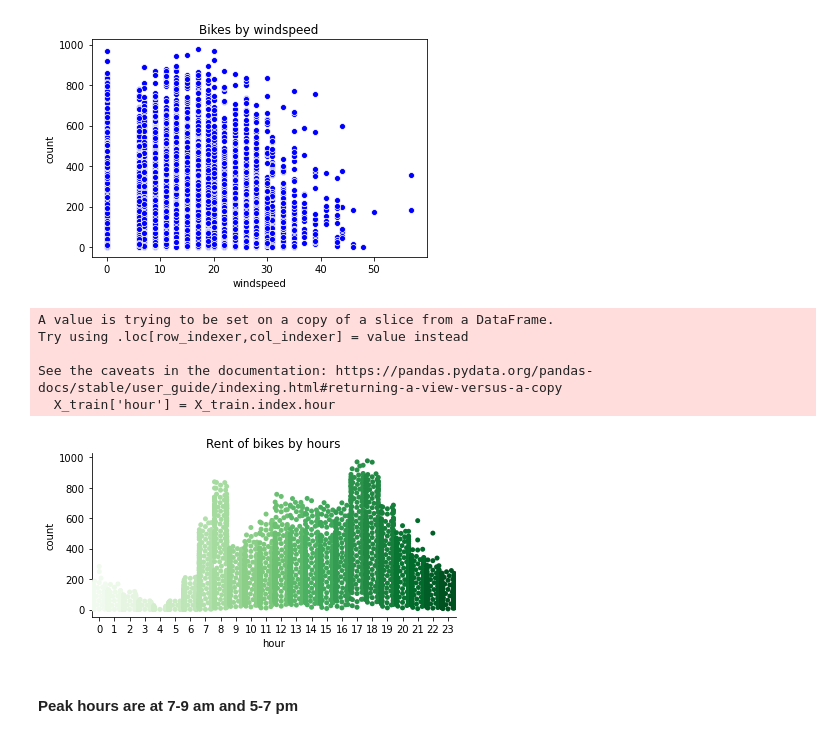
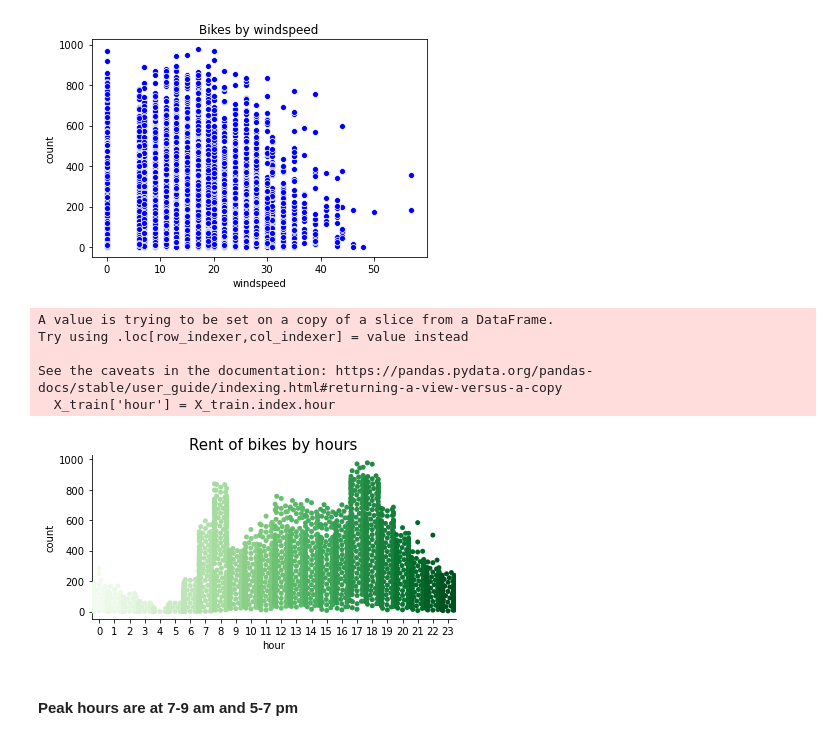
Before and after one commit to madinamarat/machine_learning_projects, a Jupyter notebook: 03_bikes/bicycles_data_analysis.ipynb, the cells around one changed output. Drawn from its saved outputs; the diff is of its cells as text; code cells hidden in the pictures.

```diff
--- a/03_bikes/bicycles_data_analysis.ipynb
+++ b/03_bikes/bicycles_data_analysis.ipynb
@@ -120,17 +119,17 @@ plt.title('Bikes by windspeed')
 Text(0.5, 1.0, 'Bikes by windspeed')
 [figure]
 # %%
+plt.rcParams['figure.figsize'] = (10,6)
 X_train['hour'] = X_train.index.hour
 sns.catplot(x='hour', y="count", kind='swarm', data=X_train, palette="Greens", height=3, aspect=2)
-plt.title('Rent of bikes by hours')
-plt.savefig('./data/rent_by_hours.png')
+plt.title('Rent of bikes by hours',fontsize=15)
 # %% [output]
 A value is trying to be set on a copy of a slice from a DataFrame.
 Try using .loc[row_indexer,col_indexer] = value instead
 
 See the caveats in the documentation: https://pandas.pydata.org/pandas-docs/stable/user_guide/indexing.html#returning-a-view-versus-a-copy
   X_train['hour'] = X_train.index.hour
-[figure, old version]
+[figure, new version]
 # %% [markdown]
 #### Peak hours are at 7-9 am and 5-7 pm
 # %%
```
Also changed, not shown: parts of 2 cells of this notebook, 2 other files.
